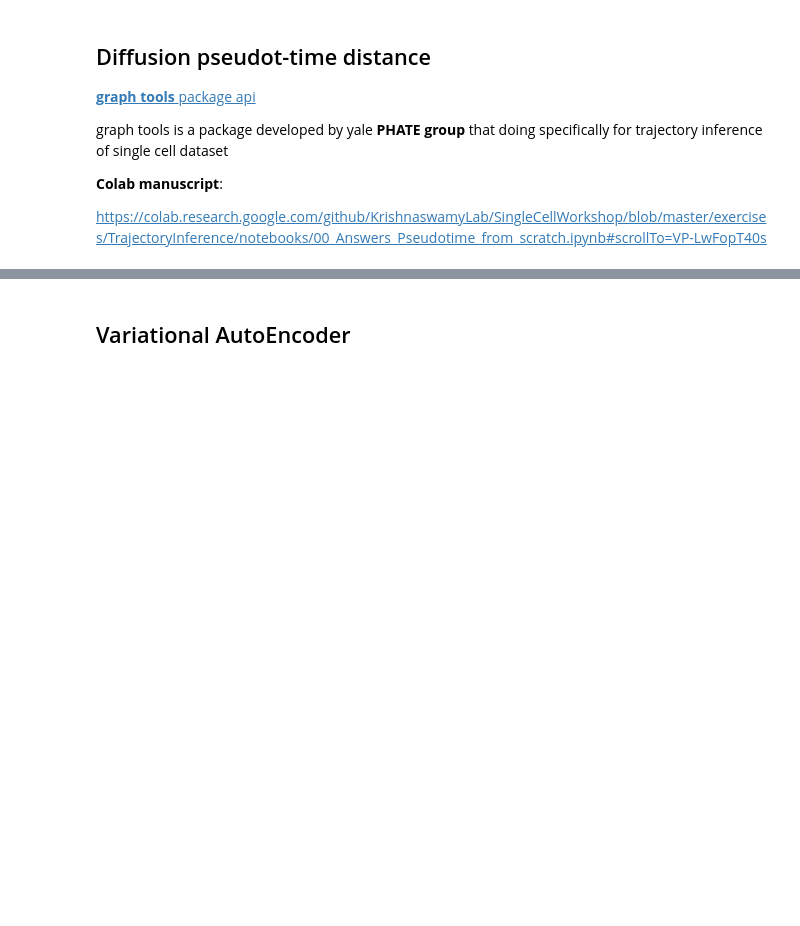
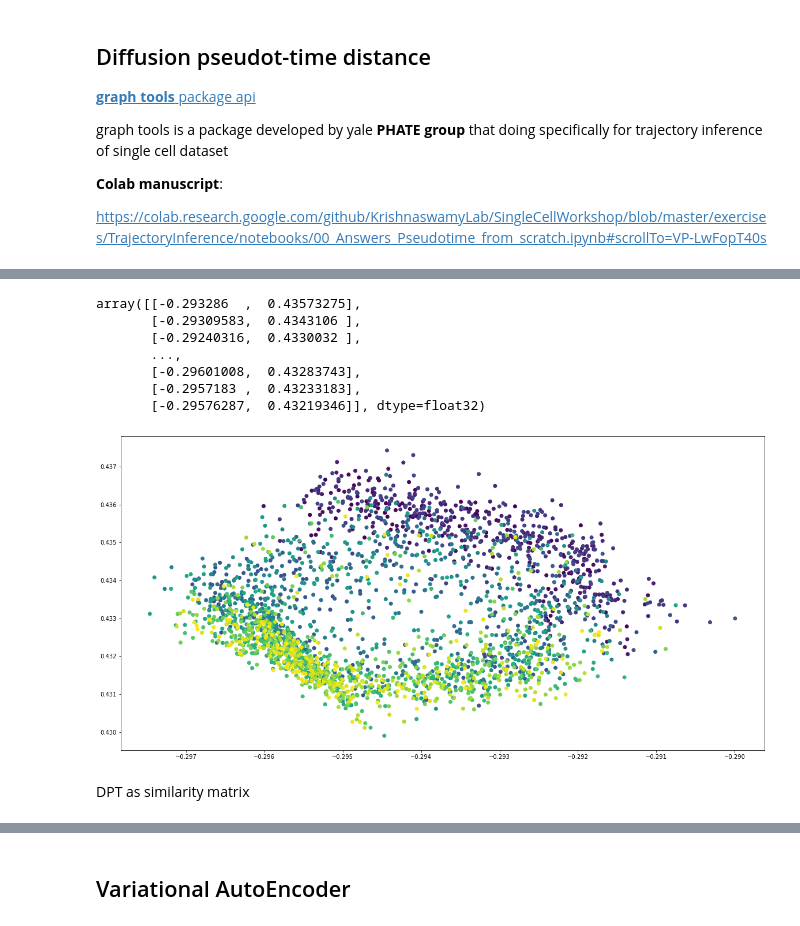
Before and after one commit to cyang389/JointTI, a Jupyter notebook: integration.ipynb, the cells around one changed output, grey strips where cells are left out. Cells and saved outputs as stored; diff of their text form; code cells hidden in the pictures; blank space fills up the shorter version.

```diff
--- a/integration.ipynb
+++ b/integration.ipynb
@@ -208,0 +211,17 @@ Epoch:  40 Total loss: 0.020097620601863493 Recon RNA loss:  0.01908248213826143
+# %%
+z = test(model_ae)
+fig = plt.figure(figsize = (20,10))
+ax = fig.add_subplot()
+ax.scatter(z[:,0], z[:,1], c=np.arange(rna.shape[0]))
+z
+# %% [output]
+array([[-0.293286  ,  0.43573275],
+       [-0.29309583,  0.4343106 ],
+       [-0.29240316,  0.4330032 ],
+       ...,
+       [-0.29601008,  0.43283743],
+       [-0.2957183 ,  0.43233183],
+       [-0.29576287,  0.43219346]], dtype=float32)
+[figure, added]
+# %% [markdown]
+DPT as similarity matrix
```
Also changed, not shown: parts of 9 cells of this notebook.
